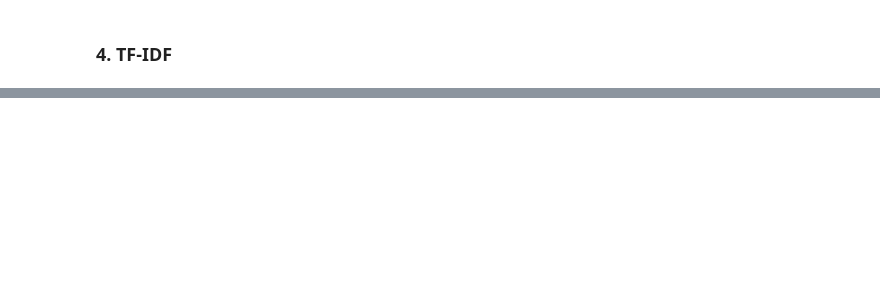
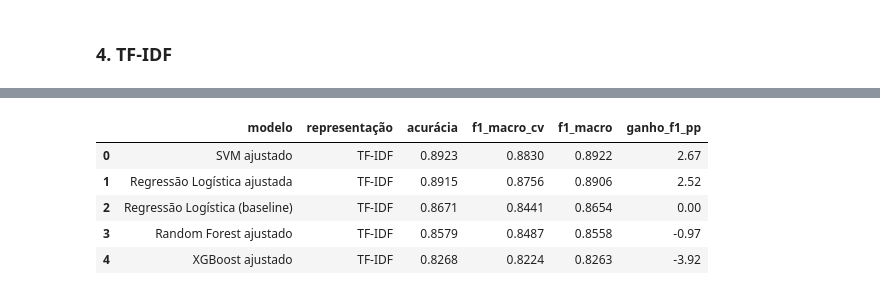
Before and after one commit to imarcososhiro/banking77-pt-classificacao, a Jupyter notebook: notebooks/03_modelagem.ipynb, the cells around one changed output, grey strips where cells are left out. Drawn from its saved outputs; the diff is of its cells as text; code cells hidden in the pictures; blank space fills up the shorter version.

```diff
--- a/notebooks/03_modelagem.ipynb
+++ b/notebooks/03_modelagem.ipynb
@@ -311,0 +337,22 @@ tabela_resultados()
+# %%
+# 4.1 TF-IDF + Regressão Logística
+
+pipeline = Pipeline([
+    ('tfidf', TfidfVectorizer(token_pattern=r'(?u)\b\w+\b')),  # fixo
+    ('clf', LogisticRegression(max_iter=1000)),
+])
+
+grade_tfidf = {
+    'tfidf__ngram_range': [(1, 1), (1, 2), (1, 3)],
+    'tfidf__stop_words': [None, sorted(stop_pt)],
+    'tfidf__min_df': [1, 2],
+    'tfidf__sublinear_tf': [False, True],
+    'clf__C': [0.1, 1, 10, 100],
+    'clf__class_weight': [None, 'balanced']
+
+}
+
+busca_reglog = buscar(
+    pipeline,
+    '../data/buscas/reglog_tfidf.joblib',
+    n_jobs=3, grade=grade_tfidf)
@@ -313,0 +479,9 @@ tabela_resultados()
+# %%
+# TF-IDF fixo na melhor configuração da busca do SVM e Regressão Logística
+tfidf_fixo = {
+    'tfidf__ngram_range': busca_svm.best_params_['tfidf__ngram_range'],
+    'tfidf__stop_words': busca_svm.best_params_['tfidf__stop_words'],
+    'tfidf__min_df': busca_svm.best_params_['tfidf__min_df'],
+    'tfidf__sublinear_tf': busca_svm.best_params_['tfidf__sublinear_tf'],
+}
+tfidf_fixo
@@ -313,0 +655,5 @@ tabela_resultados()
+# %%
+estudo_xgb, modelo_xgb = buscar_optuna(
+    objetivo_xgb, ajustar_xgb,
+    '../data/buscas/xgb_tfidf.joblib',
+    n_tentativas=40)
@@ -313,0 +665,2 @@ tabela_resultados()
+# %%
+XGB_TFIDF = ('XGBoost ajustado', 'TF-IDF')
@@ -313,0 +805,12 @@ tabela_resultados()
+# %%
+y_pred_xgb_tfidf = codificador.inverse_transform(modelo_xgb.predict(X_test))
+
+registrar_resultado(*XGB_TFIDF, y_test, y_pred_xgb_tfidf, estudo_xgb.best_value)
+tabela_resultados()
+# %% [output]
+|  | modelo | representação | acurácia | f1_macro_cv | f1_macro | ganho_f1_pp |
+| 0 | SVM ajustado | TF-IDF | 0.8923 | 0.8830 | 0.8922 | 2.67 |
+| 1 | Regressão Logística ajustada | TF-IDF | 0.8915 | 0.8756 | 0.8906 | 2.52 |
+| 2 | Regressão Logística (baseline) | TF-IDF | 0.8671 | 0.8441 | 0.8654 | 0.00 |
+| 3 | Random Forest ajustado | TF-IDF | 0.8579 | 0.8487 | 0.8558 | -0.97 |
+| 4 | XGBoost ajustado | TF-IDF | 0.8268 | 0.8224 | 0.8263 | -3.92 |
```
Also changed, not shown: parts of 50 cells of this notebook, 2 other files.
